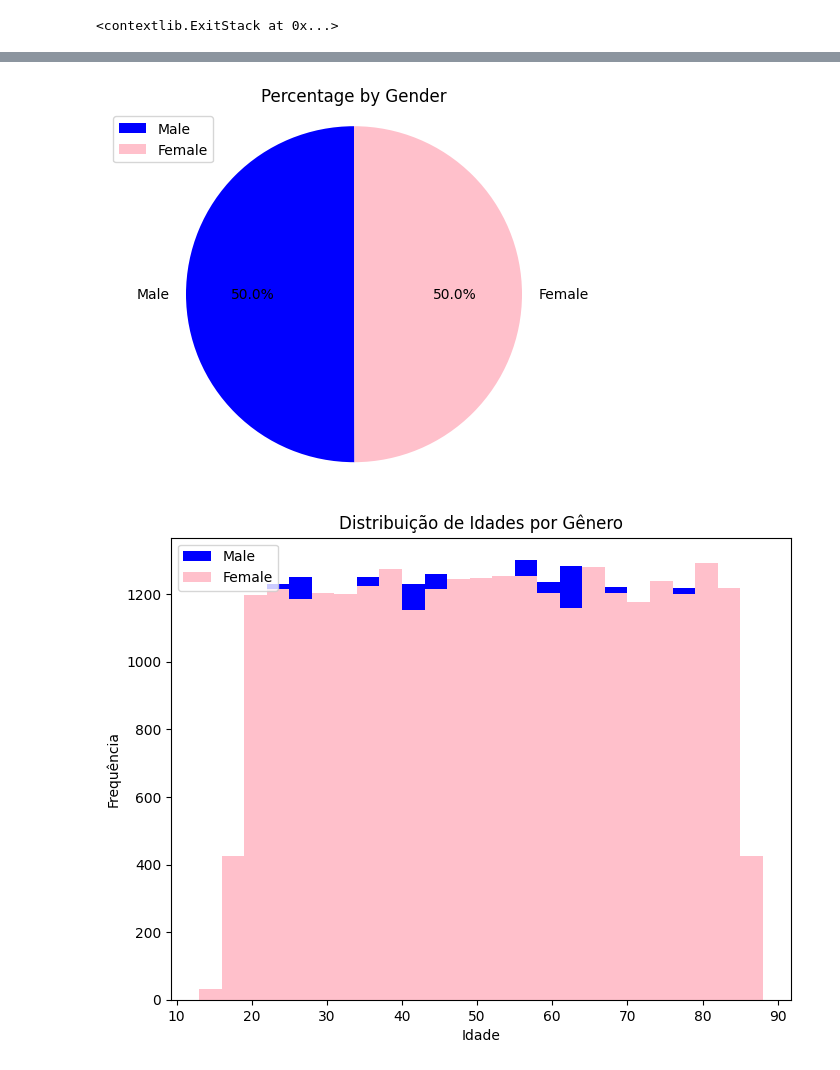
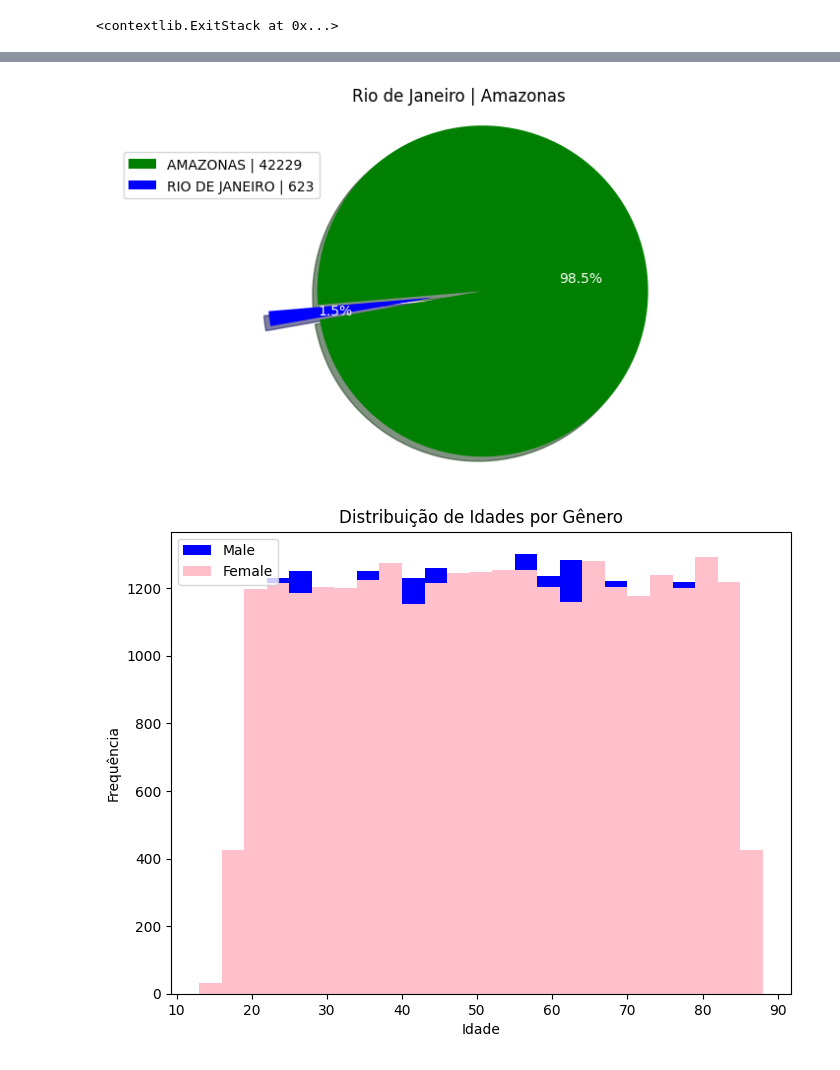
Before and after one commit to Myze16/analysis-of-fire-outbreaks, a Jupyter notebook: main.ipynb, the cells around one changed output, grey strips where cells are left out. Drawn from its saved outputs; the diff is of its cells as text; code cells hidden in the pictures.

Commit message:
feat: grafico de torta rj x am

```diff
--- a/main.ipynb
+++ b/main.ipynb
@@ -44,13 +64,40 @@ df
-# %%
-total = len(df)
-total_male = (len(df[df['Gender'] == 'Male']) * 100) / total
-total_female = (len(df[df['Gender'] == 'Female']) * 100) / total
-
-plt.pie([total_male, total_female], labels=["Male", "Female"], colors=['blue', 'pink'], autopct='%1.1f%%', startangle=90)
-plt.title("Percentage by Gender")
-plt.legend(loc='upper left', )
-plt.axis('equal')
-plt.show()
-# %% [output]
-[figure, removed]
+# %%
+# Total de focos somando os dois estados
+total = len(df[(df['Estado'] == 'AMAZONAS') | (df['Estado'] == 'RIO DE JANEIRO')])
+
+# Dados AMAZONAS
+total_am = len(df[df['Estado'] == 'AMAZONAS'])
+#percent_am = (len(df[df['Estado'] == 'AMAZONAS']) * 100) / total
+
+# Dados RIO DE JANEIRO
+total_rj = len(df[df['Estado'] == 'RIO DE JANEIRO'])
+#percent_rj = (len(df[df['Estado'] == 'RIO DE JANEIRO']) * 100) / total
+
+# Montando Torta
+data_rj_am = [total_am, total_rj]
+def to_pie(estado, estados):
+    total = int(np.round(estado/100.*np.sum(estados)))
+    return f"{estado:.1f}%"
+    #return f"{estado:.1f}%\n{total:d}"
+
+explode = [0, 0.3]
+plt.pie(
+    data_rj_am,
+    labels=[f"AMAZONAS | {total_am}", f"RIO DE JANEIRO | {total_rj}"],
+    colors=['green', 'blue'],
+    autopct=lambda estado: to_pie(estado, data_rj_am),
+    startangle=190,
+    explode=explode,
+    shadow=True,
+    textprops={"color": "w"}
+)
+plt.title("Rio de Janeiro | Amazonas")
+plt.legend(
+    loc='upper left',
+    bbox_to_anchor=(-0.2, -0.1, 0.5, 1)
+)
+plt.axis('equal')
+plt.show()
+# %% [output]
+[figure, added]
 # %%
```
Also changed, not shown: parts of 4 cells of this notebook, 2 other files.
